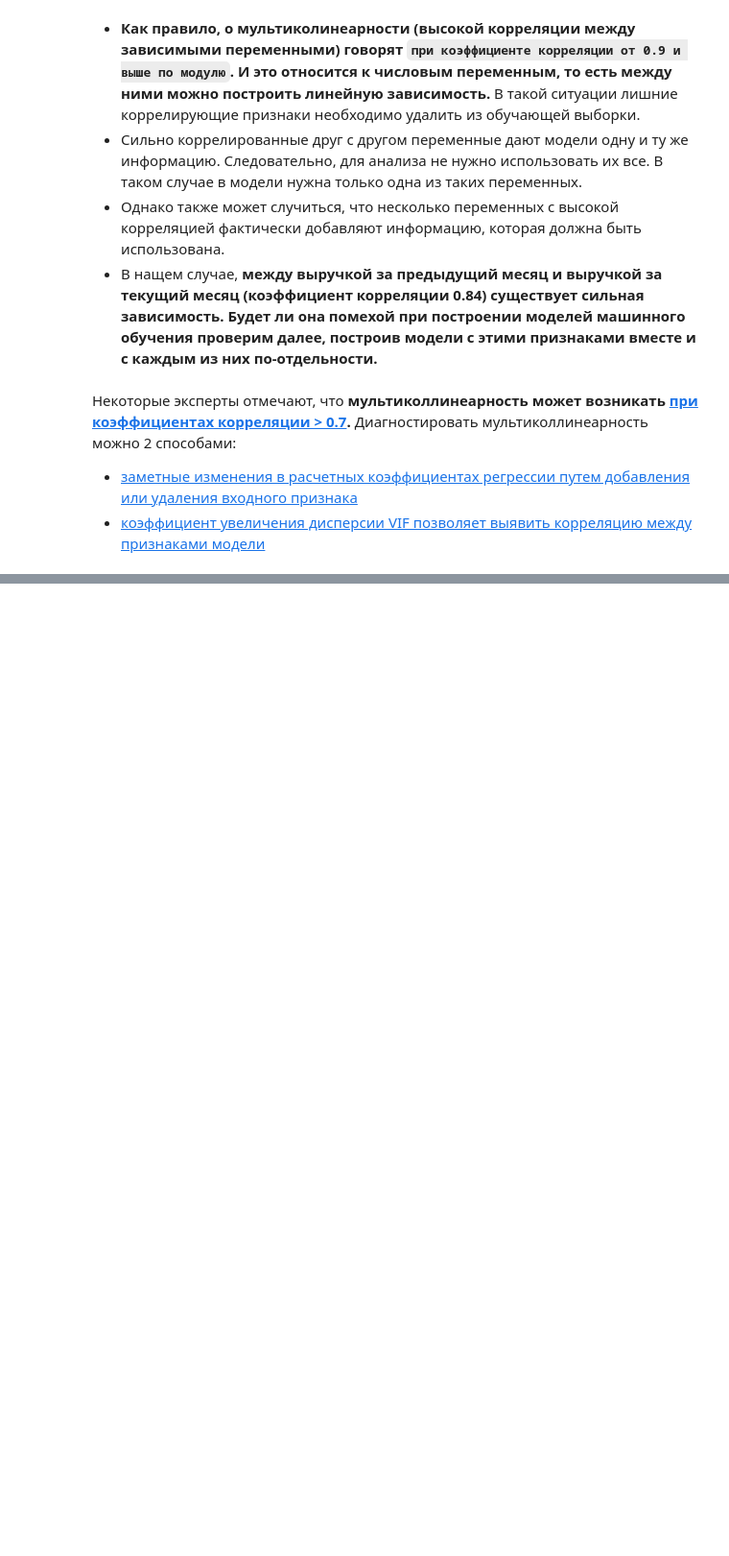
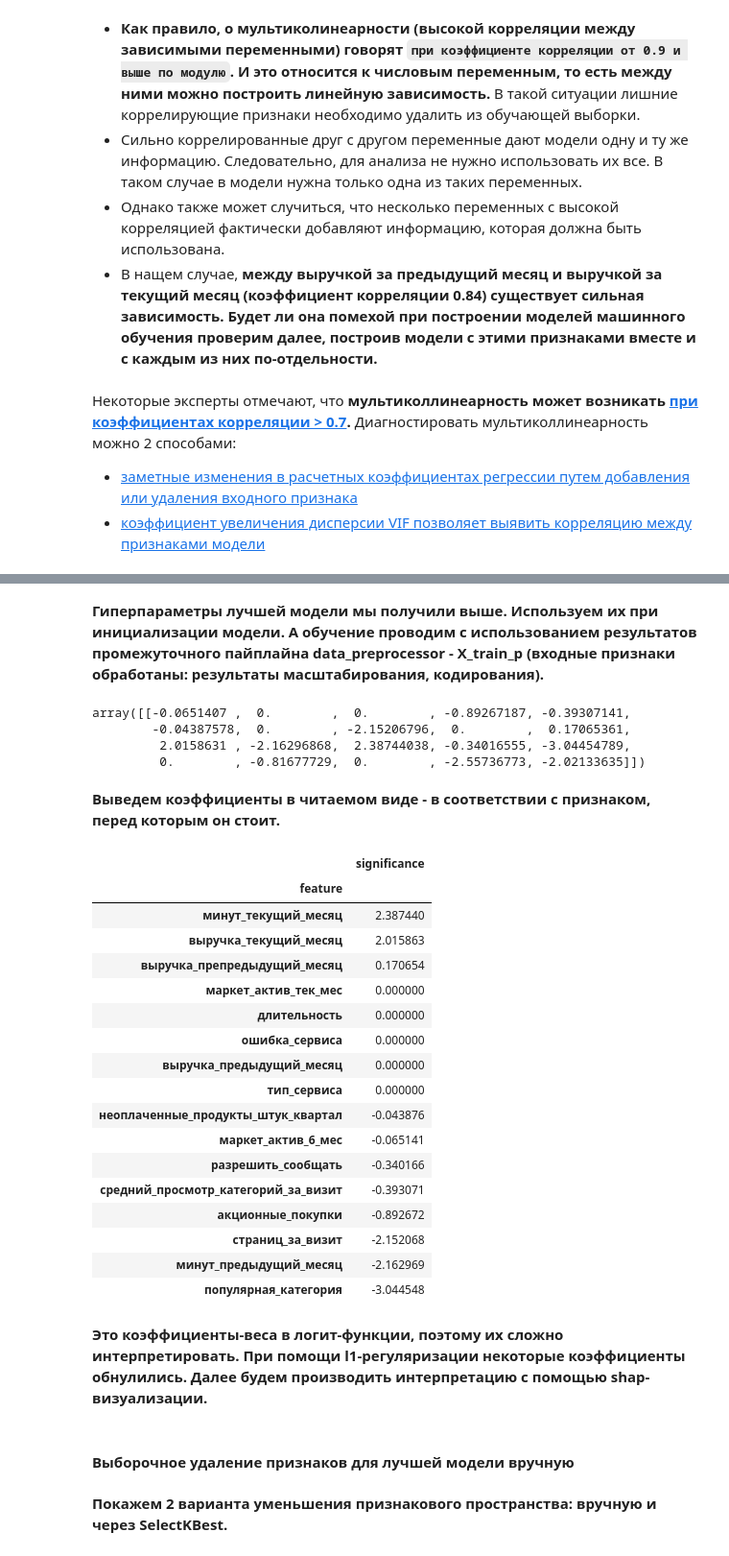
Before and after one commit to Kelena82/personalized_offers, a Jupyter notebook: one_click_ready.ipynb, the cells around one changed output, grey strips where cells are left out. Shown at 96% size. Drawn from its saved outputs; the diff is of its cells as text; code cells hidden in the pictures; blank space fills up the shorter version.

```diff
--- a/one_click_ready.ipynb
+++ b/one_click_ready.ipynb
@@ -2214,0 +2497,2 @@ sns.heatmap(market_file.drop(columns='акционные_покупки_кате
+# %% [markdown]
+**Гиперпараметры лучшей модели мы получили выше. Используем их при инициализации модели. А обучение  проводим с использованием результатов промежуточного пайплайна data_preprocessor - X_train_p (входные признаки обработаны: результаты масштабирования, кодирования).**
@@ -2214,0 +2503,43 @@ sns.heatmap(market_file.drop(columns='акционные_покупки_кате
+# %%
+model.coef_
+# %% [output]
+array([[-0.0651407 ,  0.        ,  0.        , -0.89267187, -0.39307141,
+        -0.04387578,  0.        , -2.15206796,  0.        ,  0.17065361,
+         2.0158631 , -2.16296868,  2.38744038, -0.34016555, -3.04454789,
+         0.        , -0.81677729,  0.        , -2.55736773, -2.02133635]])
+# %% [markdown]
+**Выведем коэффициенты в читаемом виде - в соответствии с признаком, перед которым он стоит.**
+# %%
+# выводим экспоненциальные веса коэффициентов после экспоненцирования
+# так делают, чтобы избавиться от логарифма в логит-функции, это позволяет интерпретировать коэффициенты
+# в соответствии с теорией шансов
+rez=[]
+for feature_number, feature_name in enumerate(num_columns+ohe_columns+ord_columns):
+    weight = model.coef_[0, feature_number]
+    rez.append((feature_name, weight))
+pd.DataFrame(rez, columns=['feature', 'significance']).set_index('feature').sort_values(by='significance', ascending=False)
+# %% [output]
+|  | significance |
+| feature |  |
+| минут_текущий_месяц | 2.387440 |
+| выручка_текущий_месяц | 2.015863 |
+| выручка_препредыдущий_месяц | 0.170654 |
+| маркет_актив_тек_мес | 0.000000 |
+| длительность | 0.000000 |
+| ошибка_сервиса | 0.000000 |
+| выручка_предыдущий_месяц | 0.000000 |
+| тип_сервиса | 0.000000 |
+| неоплаченные_продукты_штук_квартал | -0.043876 |
+| маркет_актив_6_мес | -0.065141 |
+| разрешить_сообщать | -0.340166 |
+| средний_просмотр_категорий_за_визит | -0.393071 |
+| акционные_покупки | -0.892672 |
+| страниц_за_визит | -2.152068 |
+| минут_предыдущий_месяц | -2.162969 |
+| популярная_категория | -3.044548 |
+# %% [markdown]
+**Это коэффициенты-веса в логит-функции, поэтому их сложно интерпретировать. При помощи l1-регуляризации некоторые коэффициенты обнулились. Далее будем производить интерпретацию с помощью shap-визуализации.**
+# %% [markdown]
+#### Выборочное удаление признаков для лучшей модели вручную
+# %% [markdown]
+**Покажем 2 варианта уменьшения признакового пространства: вручную и через SelectKBest.**
```
Also changed, not shown: parts of 85 cells of this notebook.
